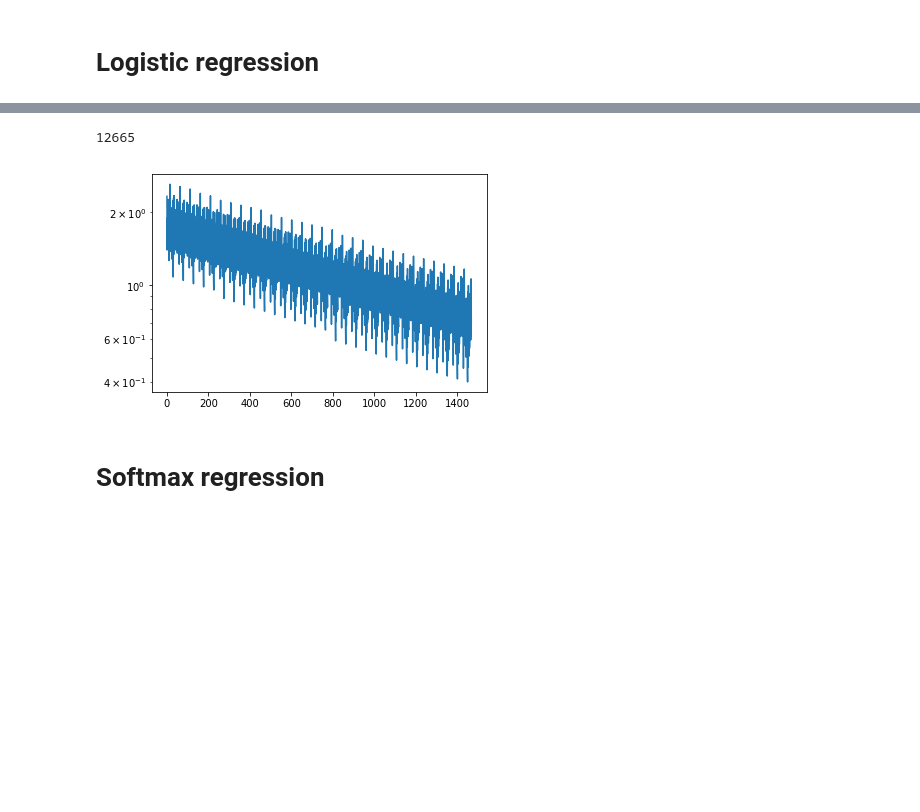
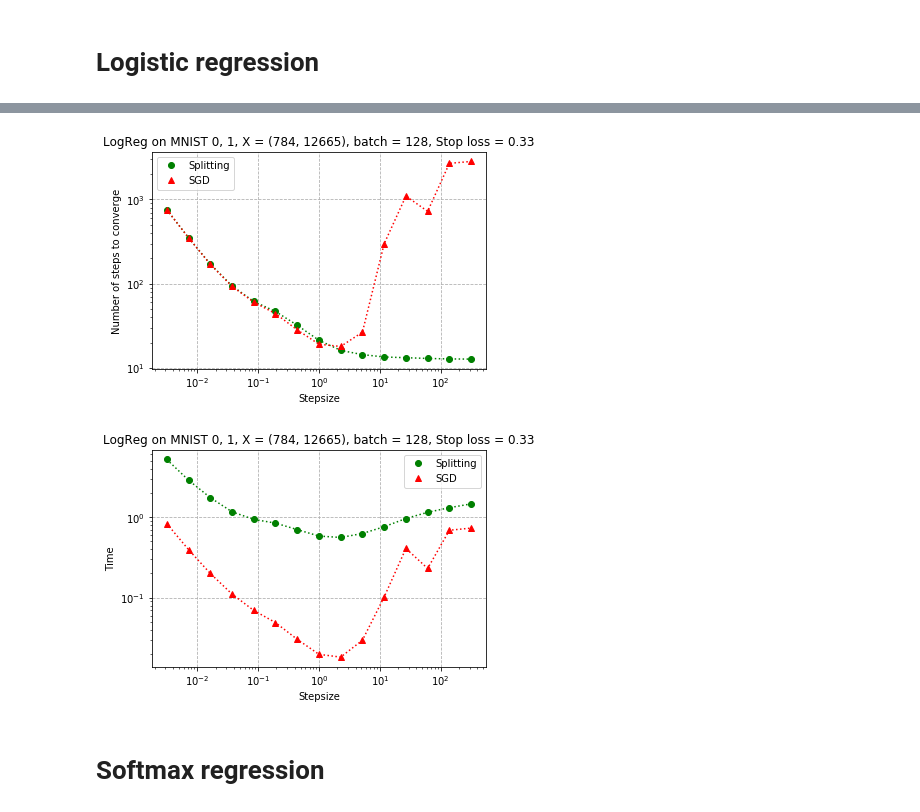
Before and after one commit to MerkulovDaniil/split-sgd, a Jupyter notebook: Code/Iterations_measurement.ipynb, the cells around one changed output, grey strips where cells are left out. Cells and saved outputs as stored; diff of their text form; code cells hidden in the pictures; blank space fills up the shorter version.

```diff
--- a/Code/Iterations_measurement.ipynb
+++ b/Code/Iterations_measurement.ipynb
@@ -264,13 +264,13 @@ def loss_moving_average(loss, window=50):
 
 p = 784
 n = 12665
-b = 32
+b = 128
 N = n//b
-n_max_iter = 3000
+n_max_iter = 4000
 n_experiments = 30
 
-epsilon = 0.3
-hs = np.logspace(-3, 3.5, 12)
+epsilon = 0.33
+hs = np.logspace(-2.5, 2.5, 15)
 
 X, y = generate_problem_logistic_regression()
 print('Data loaded')
@@ -391,33 +393,43 @@ NameError: ignored
 # %%
 steps_spl = np.average(steps_spl_meta, axis = 0)
 steps_sgd = np.average(steps_sgd_meta, axis = 0)
 times_spl = np.average(times_spl_meta, axis = 0)
 times_sgd = np.average(times_sgd_meta, axis = 0)
 
 plt.figure(figsize=(6.0, 4.0))
 plt.title('LogReg on MNIST 0, 1, X = ({}, {}), batch = {}, Stop loss = {}'.format(p, n, b, epsilon))
-plt.loglog(hs, steps_spl, label = 'Splitting')
-plt.loglog(hs, steps_sgd, label = 'SGD')
+plt.loglog(hs, steps_spl, 'go', label = 'Splitting')
+plt.loglog(hs, steps_spl, 'g:')
+plt.loglog(hs, steps_sgd, 'r^', label = 'SGD')
+plt.loglog(hs, steps_sgd, 'r:')
+# plt.grid(True,which="both", linestyle='--', linewidth=0.4)
+plt.grid(linestyle='--')
 plt.xlabel('Stepsize')
 plt.ylabel('Number of steps to converge')
 plt.legend()
 
-plt.savefig('sgd_split_logreg_times{}.svg'.format(epsilon))
+# plt.savefig('sgd_split_step_n{}.svg'.format(epsilon))
+plt.savefig('sgd_split_time_logreg.pdf')
 plt.show()
 
 plt.figure(figsize=(6.0, 4.0))
 plt.title('LogReg on MNIST 0, 1, X = ({}, {}), batch = {}, Stop loss = {}'.format(p, n, b, epsilon))
-plt.loglog(hs, times_spl, label = 'Splitting')
-plt.loglog(hs, times_sgd, label = 'SGD')
+plt.loglog(hs, times_spl, 'go', label = 'Splitting')
+plt.loglog(hs, times_spl, 'g:')
+plt.loglog(hs, times_sgd, 'r^', label = 'SGD')
+plt.loglog(hs, times_sgd, 'r:')
+# plt.grid(True,which="both", linestyle='--', linewidth=0.4)
+plt.grid(linestyle='--')
 plt.xlabel('Stepsize')
 plt.ylabel('Time')
 plt.legend()
 
-plt.savefig('sgd_split_logreg_t{}.svg'.format(epsilon))
+# plt.savefig('sgd_split_step_t{}.svg'.format(epsilon))
+plt.savefig('sgd_split_iterations_logreg.pdf')
 plt.show()
 # %% [output]
-12665
-[figure, old version]
+[figure, new version]
+[figure, added]
 # %% [markdown]
 # Softmax regression
 # %%
```
Also changed, not shown: parts of 2 cells of this notebook.
